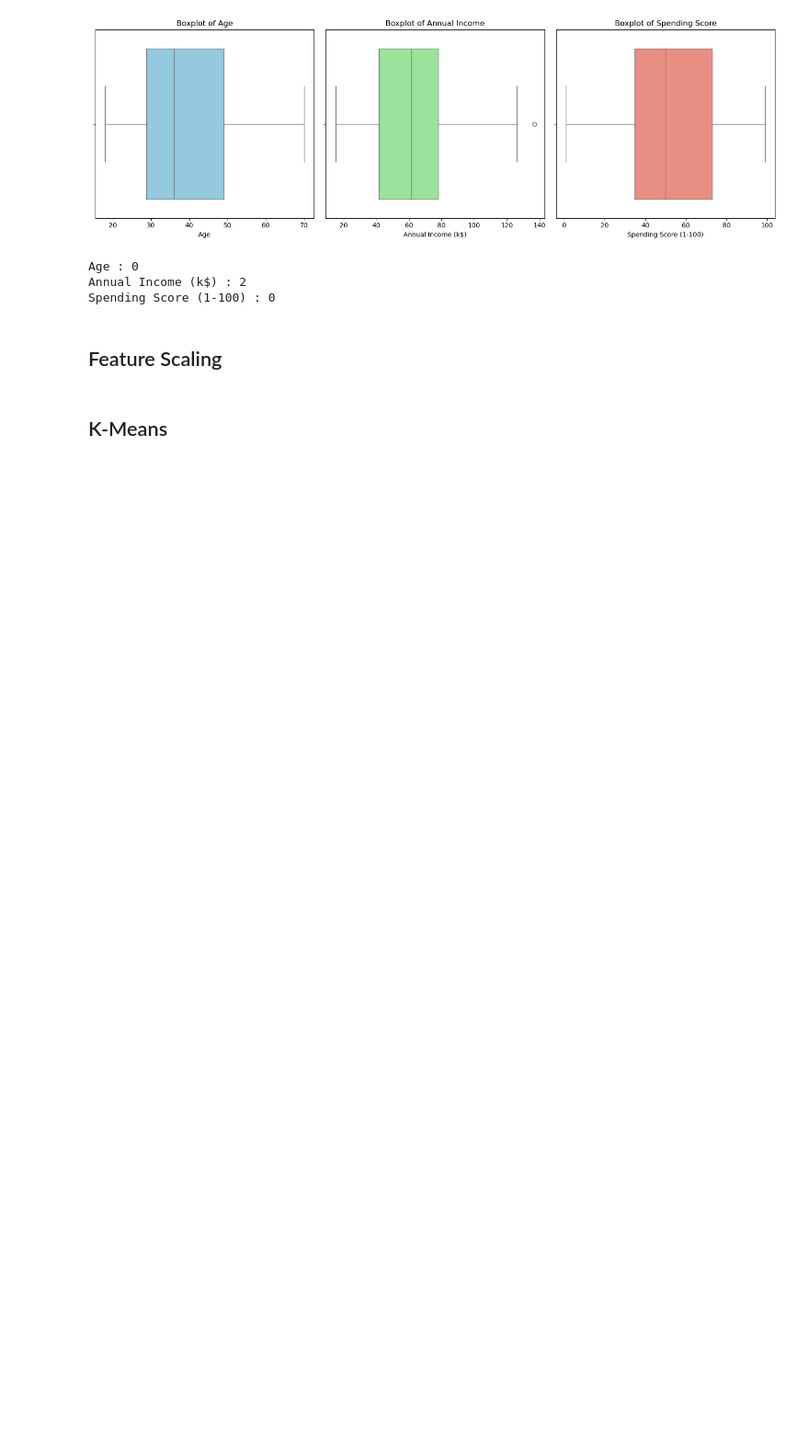
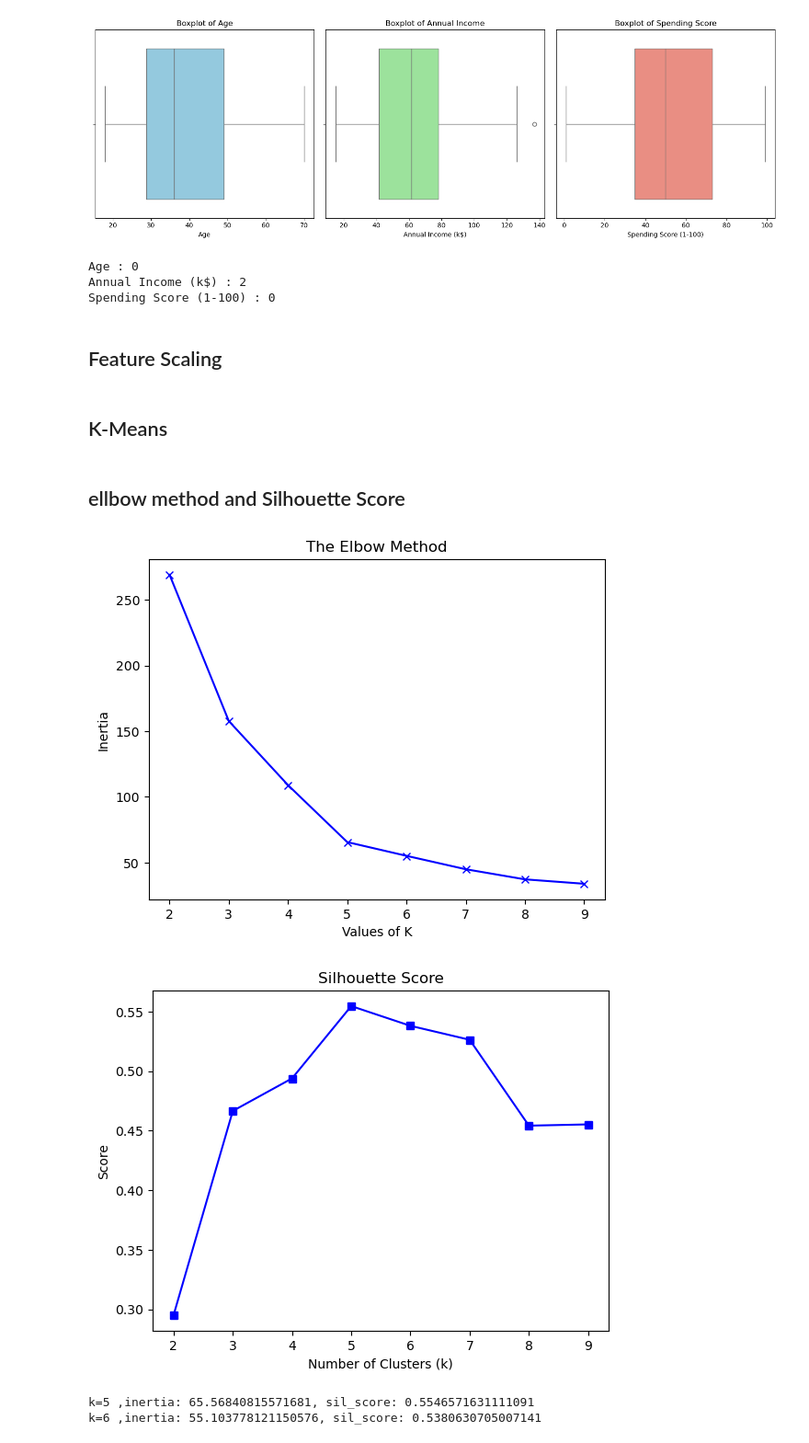
Before and after one commit to jeonharry/customer_segmentation-KMeans, a Jupyter notebook: src/customer_segmentation.ipynb, the cells around one changed output. Shown at 92% size. Saved outputs shown, nothing was run; the diff lists cells and outputs as text; code cells hidden in the pictures; blank space fills up the shorter version.

Commit message:
compute inertia and Silhouette Score and draw clussters

```diff
--- a/src/customer_segmentation.ipynb
+++ b/src/customer_segmentation.ipynb
@@ -317,3 +317,37 @@ class KMeans:
 
     def predict(self, X):
         return self.assign_clusters(X, self.centroids)
+# %% [markdown]
+## ellbow method and Silhouette Score
+# %%
+inertias = []
+sil_scores = []
+#Rule of Thumb: max_k = √n/2
+max_k = math.ceil(math.sqrt(X_scaled.shape[0]/2))
+K_range = range(2, max_k)
+for k in K_range:
+    model = KMeans(k=k)
+    model.fit(X_scaled)
+    inertias.append(model.inertia)
+    sil_scores.append(silhouette_score(X_scaled, model.labels))
+# %%
+plt.plot(K_range, inertias, 'bx-')
+plt.xlabel('Values of K')
+plt.ylabel('Inertia')
+plt.title('The Elbow Method')
+plt.show()
+
+plt.plot(K_range, sil_scores, marker='s', color='blue')
+plt.title('Silhouette Score')
+plt.xlabel('Number of Clusters (k)')
+plt.ylabel('Score')
+plt.show()
+# %% [output]
+[figure, added]
+[figure, added]
+# %%
+print(f"k=5 ,inertia: {inertias[3]}, sil_score: {sil_scores[3]}")
+print(f"k=6 ,inertia: {inertias[4]}, sil_score: {sil_scores[4]}")
+# %% [output]
+k=5 ,inertia: 65.56840815571681, sil_score: 0.5546571631111091
+k=6 ,inertia: 55.103778121150576, sil_score: 0.5380630705007141
```
Also changed, not shown: parts of 2 cells of this notebook.
